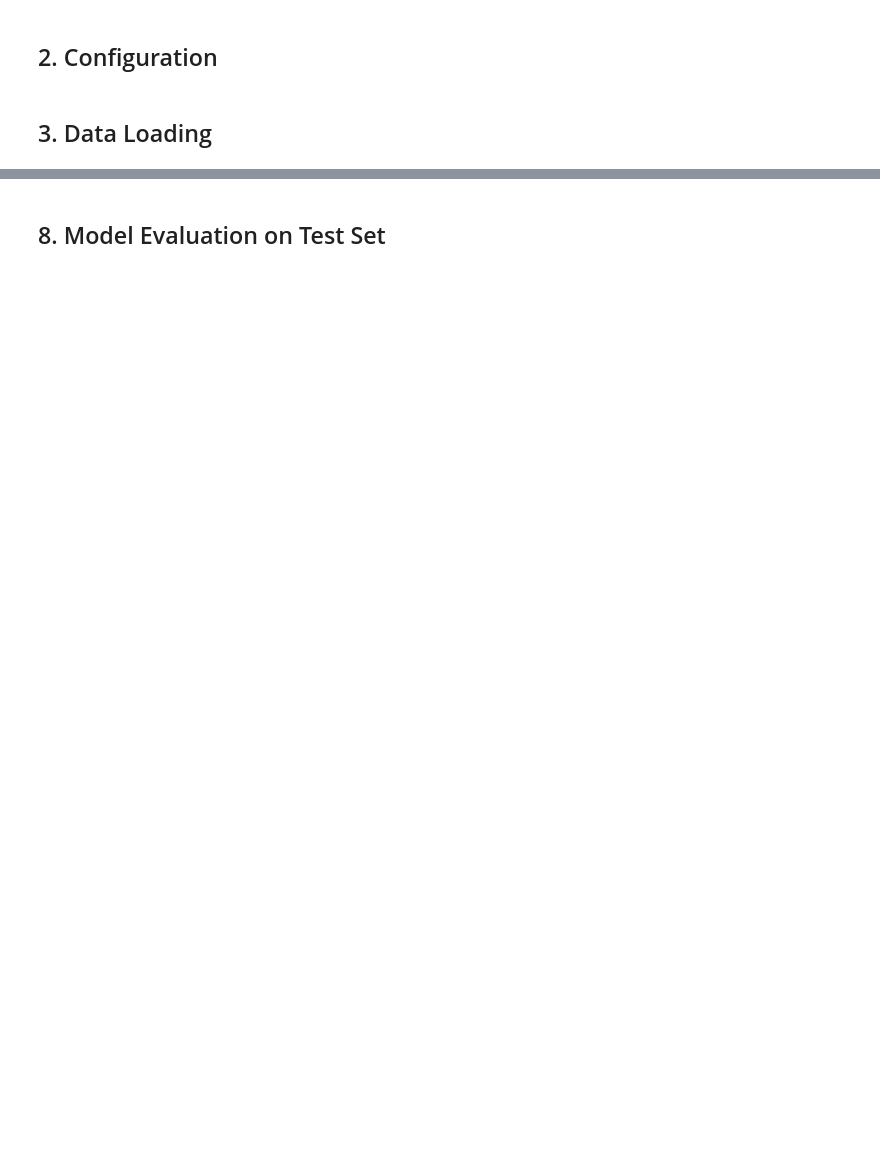
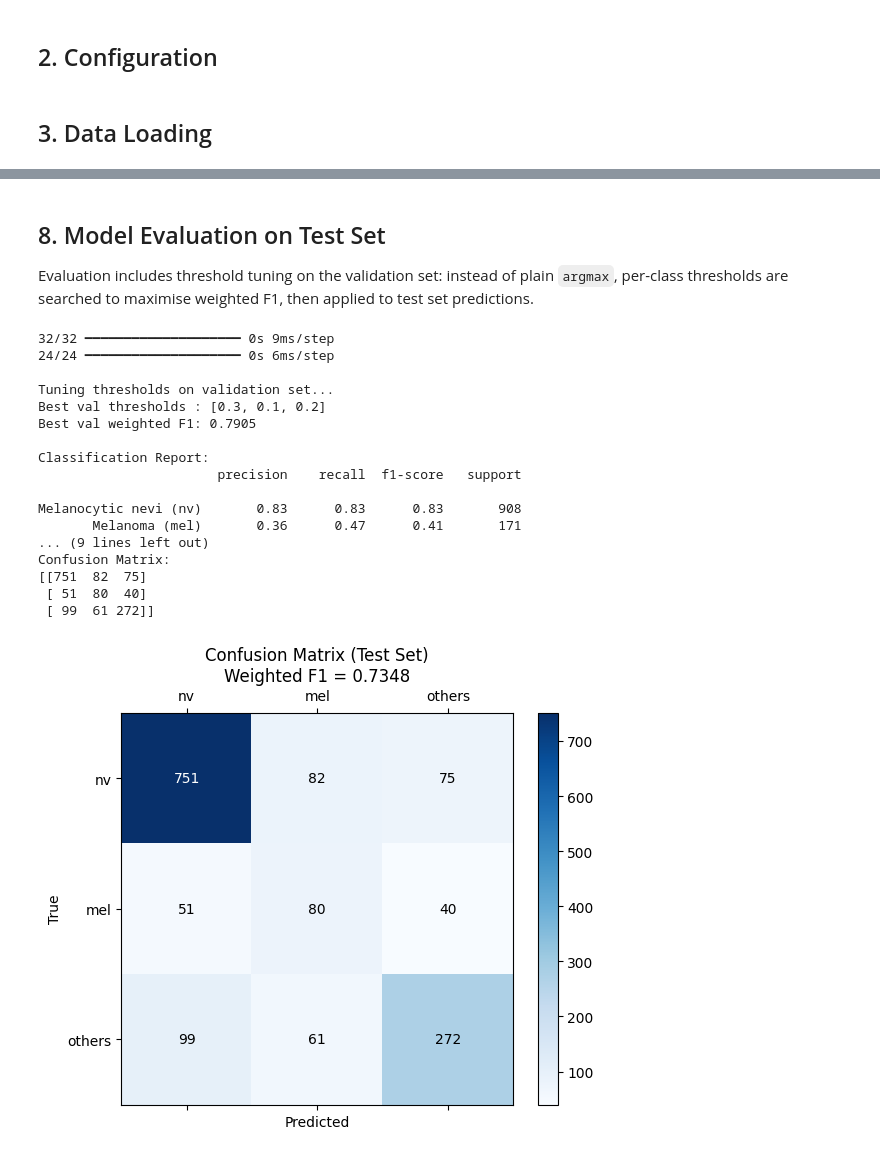
Before and after one commit to mszablewski/mlp_image_classification, a Jupyter notebook: main.ipynb, the cells around one changed output, grey strips where cells are left out. Cells and saved outputs as stored; diff of their text form; code cells hidden in the pictures; blank space fills up the shorter version.

```diff
--- a/main.ipynb
+++ b/main.ipynb
@@ -52,7 +58,7 @@ IMG_WIDTH  = 128
 IMG_HEIGHT = 128
 
 # ── PCA ────────────────────────────────────────────────────────────────────
-PCA_COMPONENTS = 256  # Retains ~95% variance, drastically reduces overfitting
+PCA_COMPONENTS = 256
 
 # ── Training ───────────────────────────────────────────────────────────────
 EPOCHS      = 100
@@ -61,8 +67,9 @@ RANDOM_SEED = 42
 VAL_SPLIT   = 0.2
 
 # ── Artifact paths ─────────────────────────────────────────────────────────
-MODEL_PATH  = 'best_mlp_model.keras'
-PCA_PATH    = 'pca.pkl'
+MODEL_PATH   = 'best_mlp_model.keras'
+PCA_PATH     = 'pca.pkl'
+SCALER_PATH  = 'feature_scaler.pkl'
 
 # Class names
 CLASS_NAMES = ['Melanocytic nevi (nv)', 'Melanoma (mel)', 'Others']
@@ -298,41 +538,95 @@ plt.show()
 # %% [markdown]
 ## 8. Model Evaluation on Test Set
+
+Evaluation includes threshold tuning on the validation set: instead of plain
+`argmax`, per-class thresholds are searched to maximise weighted F1, then
+applied to test set predictions.
 # %%
-best_model = load_model(MODEL_PATH)
+best_model = load_model(MODEL_PATH, custom_objects={'loss_fn': focal_loss(gamma=2.0)})
+
+# ── Threshold tuning on validation set ─────────────────────────────────────
+def tune_thresholds(y_true, y_probs, num_classes=3, step=0.05):
+    """
+    Grid-search per-class classification thresholds on the val set.
+    Prediction: class with highest (prob - threshold) margin.
+    Optimises weighted F1.
+    """
+    best_thresholds = [1 / num_classes] * num_classes
+    best_f1 = 0.0
+    thresholds_range = np.arange(0.1, 0.7, step)
+
+    for t0 in thresholds_range:
+        for t1 in thresholds_range:
+            for t2 in thresholds_range:
+                t = np.array([t0, t1, t2])
+                preds = np.argmax(y_probs - t, axis=1)
+                f1 = f1_score(y_true, preds, average='weighted')
+                if f1 > best_f1:
+                    best_f1 = f1
+                    best_thresholds = t.tolist()
+
+    print(f"Best val thresholds : {[round(t,2) for t in best_thresholds]}")
+    print(f"Best val weighted F1: {best_f1:.4f}")
+    return best_thresholds
 
 with tf.device(DEVICE_NAME):
-    y_pred_probs   = best_model.predict(X_test_pca, batch_size=BATCH_SIZE)
-y_pred_classes = np.argmax(y_pred_probs, axis=1)
+    val_probs  = best_model.predict(X_val,            batch_size=BATCH_SIZE)
+    test_probs = best_model.predict(X_test_combined,  batch_size=BATCH_SIZE)
 
-print("Classification Report:")
+print("\nTuning thresholds on validation set...")
+thresholds = tune_thresholds(y_val, val_probs)
+
+# Apply tuned thresholds to test predictions
+y_pred_classes = np.argmax(test_probs - np.array(thresholds), axis=1)
+
+print("\nClassification Report:")
 print(classification_report(y_test, y_pred_classes, target_names=CLASS_NAMES))
 
 f1_weighted = f1_score(y_test, y_pred_classes, average='weighted')
 f1_macro    = f1_score(y_test, y_pred_classes, average='macro')
 print(f"Weighted F1-score : {f1_weighted:.4f}")
 print(f"Macro    F1-score : {f1_macro:.4f}")
 
 cm = confusion_matrix(y_test, y_pred_classes)
 print("\nConfusion Matrix:")
 print(cm)
 
 fig, ax = plt.subplots(figsize=(6, 5))
 im = ax.matshow(cm, cmap=plt.cm.Blues)
 plt.colorbar(im)
 tick_labels = ['nv', 'mel', 'others']
 ax.set_xticks(range(NUM_CLASSES))
 ax.set_yticks(range(NUM_CLASSES))
 ax.set_xticklabels(tick_labels)
 ax.set_yticklabels(tick_labels)
 ax.set_xlabel('Predicted')
 ax.set_ylabel('True')
 ax.set_title(f'Confusion Matrix (Test Set)\nWeighted F1 = {f1_weighted:.4f}')
 for i in range(cm.shape[0]):
     for j in range(cm.shape[1]):
         ax.text(j, i, str(cm[i, j]), ha='center', va='center',
                 color='white' if cm[i, j] > cm.max() / 2 else 'black')
 plt.tight_layout()
 plt.show()
+# %% [output]
+32/32 ━━━━━━━━━━━━━━━━━━━━ 0s 9ms/step
+24/24 ━━━━━━━━━━━━━━━━━━━━ 0s 6ms/step
+
+Tuning thresholds on validation set...
+Best val thresholds : [0.3, 0.1, 0.2]
+Best val weighted F1: 0.7905
+
+Classification Report:
+                       precision    recall  f1-score   support
+
+Melanocytic nevi (nv)       0.83      0.83      0.83       908
+       Melanoma (mel)       0.36      0.47      0.41       171
+... (9 lines left out)
+Confusion Matrix:
+[[751  82  75]
+ [ 51  80  40]
+ [ 99  61 272]]
+[figure, added]
 # %% [markdown]
 ---
 ## 9. Final Evaluation Cell
```
Also changed, not shown: parts of 15 cells of this notebook, 1 other file.
